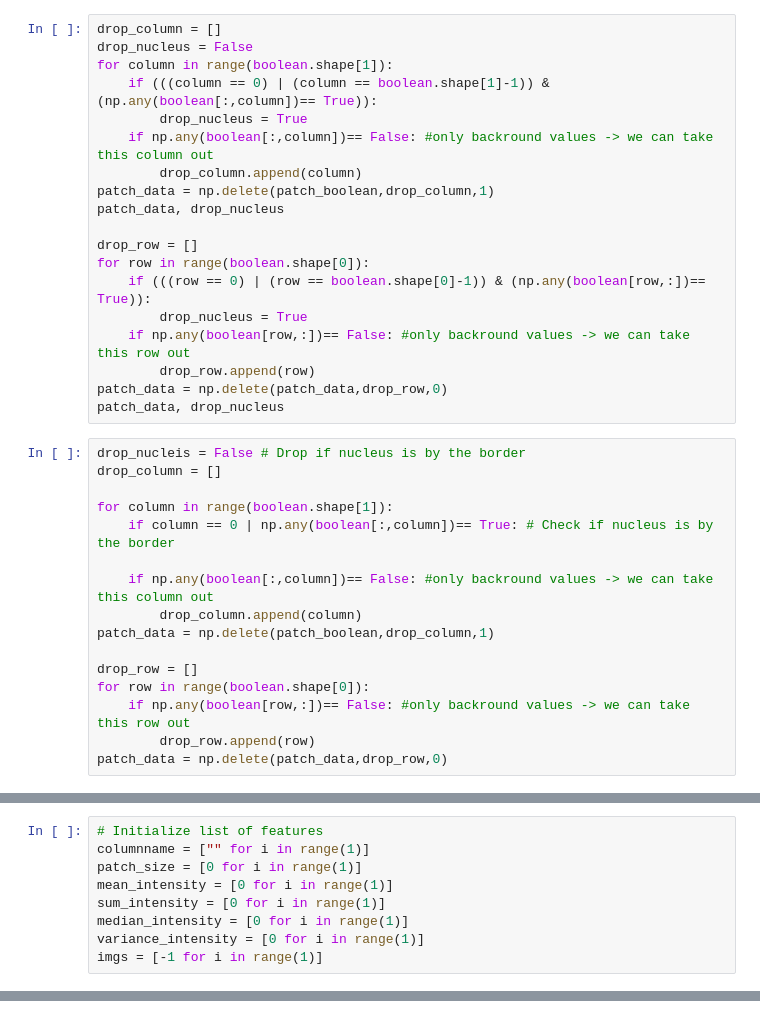
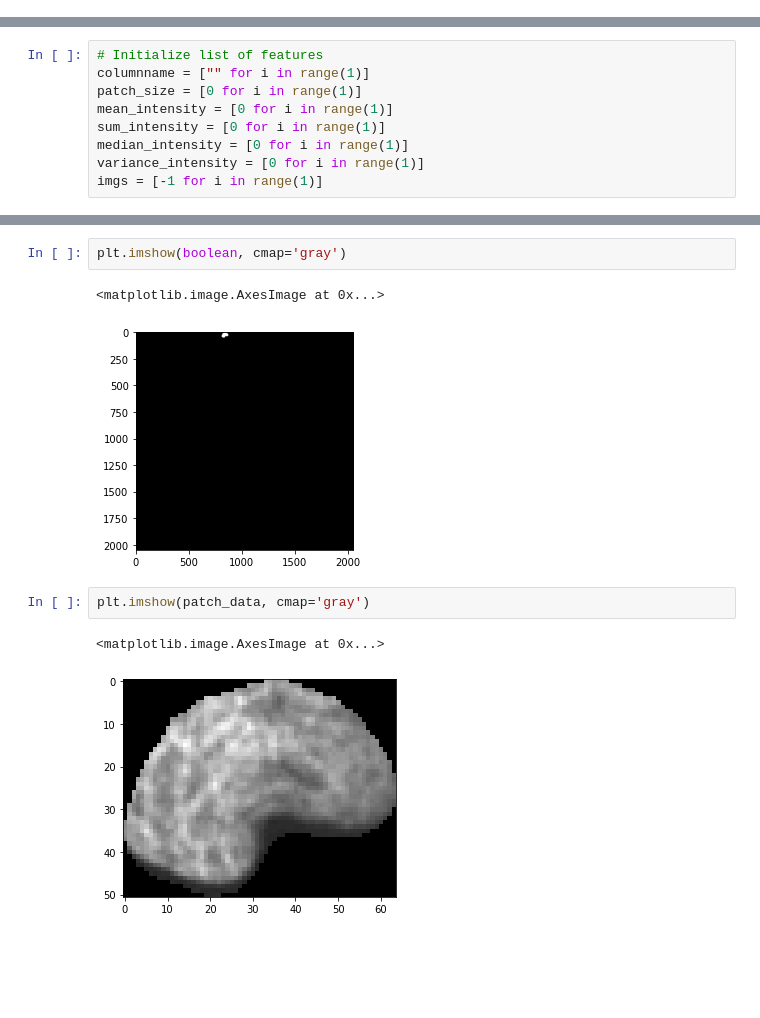
Before and after one commit to CS-433/ml-project-2-transcripted_cherry, a Jupyter notebook: Jupyter notebooks/classification.ipynb, the cells around one changed output, grey strips where cells are left out. Saved outputs shown, nothing was run; the diff lists cells and outputs as text; blank space fills up the shorter version.

Commit message:
extracting features for each nucleus, blur detect

```diff
--- a/Jupyter notebooks/classification.ipynb
+++ b/Jupyter notebooks/classification.ipynb
@@ -160,38 +148,3 @@ patch_data, drop_nucleus
-# %%
-drop_column = []
-drop_nucleus = False
-for column in range(boolean.shape[1]):
-    if (((column == 0) | (column == boolean.shape[1]-1)) & (np.any(boolean[:,column])== True)):
-        drop_nucleus = True
-    if np.any(boolean[:,column])== False: #only backround values -> we can take this column out
-        drop_column.append(column)
-patch_data = np.delete(patch_boolean,drop_column,1)
-patch_data, drop_nucleus
-
-drop_row = []
-for row in range(boolean.shape[0]):
-    if (((row == 0) | (row == boolean.shape[0]-1)) & (np.any(boolean[row,:])== True)):
-        drop_nucleus = True
-    if np.any(boolean[row,:])== False: #only backround values -> we can take this row out
-        drop_row.append(row)
-patch_data = np.delete(patch_data,drop_row,0)
-patch_data, drop_nucleus
-# %%
-drop_nucleis = False # Drop if nucleus is by the border
-drop_column = []
-
-for column in range(boolean.shape[1]):
-    if column == 0 | np.any(boolean[:,column])== True: # Check if nucleus is by the border
-
-    if np.any(boolean[:,column])== False: #only backround values -> we can take this column out
-        drop_column.append(column)
-patch_data = np.delete(patch_boolean,drop_column,1)
-
-drop_row = []
-for row in range(boolean.shape[0]):
-    if np.any(boolean[row,:])== False: #only backround values -> we can take this row out
-        drop_row.append(row)
-patch_data = np.delete(patch_data,drop_row,0)
 # %% [markdown]
 Manually find right gabor filter settings: <br>
 Nucleus is around 40 pixels -> kernel should be 1/2, 1/4 size<br>
@@ -443,0 +396,10 @@ os.rename("/content/gdrive/MyDrive/ML_2_transcripted_cherry/masks_TF1/A_1/Copie
+# %%
+plt.imshow(boolean, cmap='gray')
+# %% [output]
+<matplotlib.image.AxesImage at 0x...>
+[figure, added]
+# %%
+plt.imshow(patch_data, cmap='gray')
+# %% [output]
+<matplotlib.image.AxesImage at 0x...>
+[figure, added]
```
Also changed, not shown: parts of 27 cells of this notebook.
